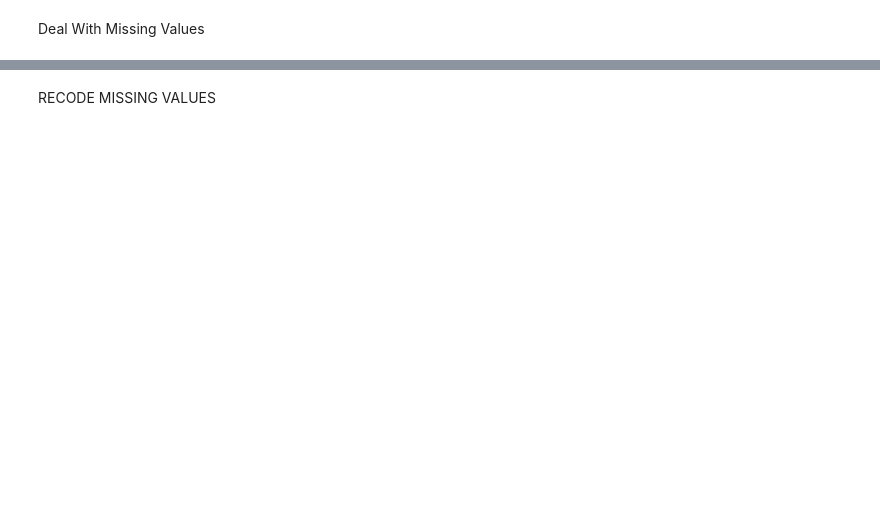
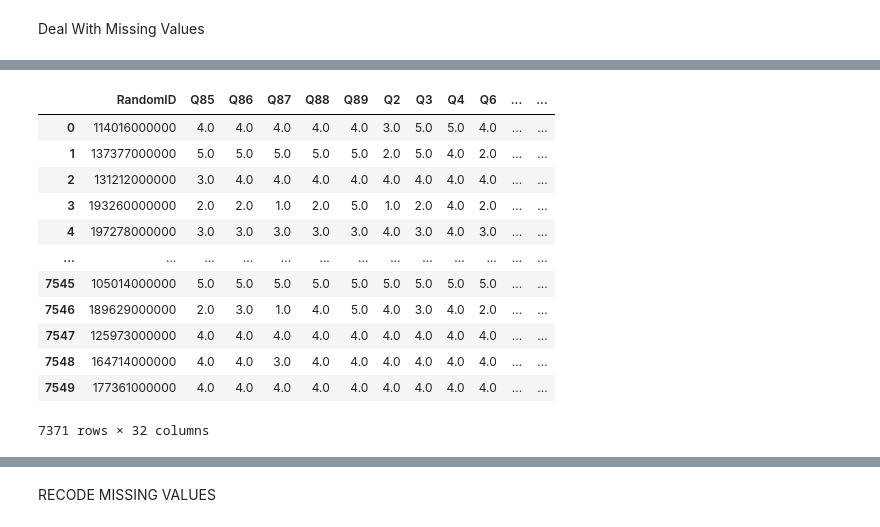
Before and after one commit to CJunger/agency-turnover, a Jupyter notebook: agency_analysis.ipynb, the cells around one changed output, grey strips where cells are left out. Cells and saved outputs as stored; diff of their text form; code cells hidden in the pictures; blank space fills up the shorter version.

```diff
--- a/agency_analysis.ipynb
+++ b/agency_analysis.ipynb
@@ -103,2 +92,20 @@ Deal With Missing Values
 # %%
-# drop rows with %missing above a certain threshold
+# drop rows with %missing more than 10% missing data
+cutpoint = .5
+#drop rows w
+labor_df=labor_df.loc[labor_df['row_missing_percent']<cutpoint]
+labor_df
+# %% [output]
+|  | RandomID | Q85 | Q86 | Q87 | Q88 | Q89 | Q2 | Q3 | Q4 | Q6 | ... | ... |
+| 0 | 114016000000 | 4.0 | 4.0 | 4.0 | 4.0 | 4.0 | 3.0 | 5.0 | 5.0 | 4.0 | ... | ... |
+| 1 | 137377000000 | 5.0 | 5.0 | 5.0 | 5.0 | 5.0 | 2.0 | 5.0 | 4.0 | 2.0 | ... | ... |
+| 2 | 131212000000 | 3.0 | 4.0 | 4.0 | 4.0 | 4.0 | 4.0 | 4.0 | 4.0 | 4.0 | ... | ... |
+| 3 | 193260000000 | 2.0 | 2.0 | 1.0 | 2.0 | 5.0 | 1.0 | 2.0 | 4.0 | 2.0 | ... | ... |
+| 4 | 197278000000 | 3.0 | 3.0 | 3.0 | 3.0 | 3.0 | 4.0 | 3.0 | 4.0 | 3.0 | ... | ... |
+| ... | ... | ... | ... | ... | ... | ... | ... | ... | ... | ... | ... | ... |
+| 7545 | 105014000000 | 5.0 | 5.0 | 5.0 | 5.0 | 5.0 | 5.0 | 5.0 | 5.0 | 5.0 | ... | ... |
+| 7546 | 189629000000 | 2.0 | 3.0 | 1.0 | 4.0 | 5.0 | 4.0 | 3.0 | 4.0 | 2.0 | ... | ... |
+| 7547 | 125973000000 | 4.0 | 4.0 | 4.0 | 4.0 | 4.0 | 4.0 | 4.0 | 4.0 | 4.0 | ... | ... |
+| 7548 | 164714000000 | 4.0 | 4.0 | 3.0 | 4.0 | 4.0 | 4.0 | 4.0 | 4.0 | 4.0 | ... | ... |
+| 7549 | 177361000000 | 4.0 | 4.0 | 4.0 | 4.0 | 4.0 | 4.0 | 4.0 | 4.0 | 4.0 | ... | ... |
+7371 rows × 32 columns
```
Also changed, not shown: parts of 28 cells of this notebook.
